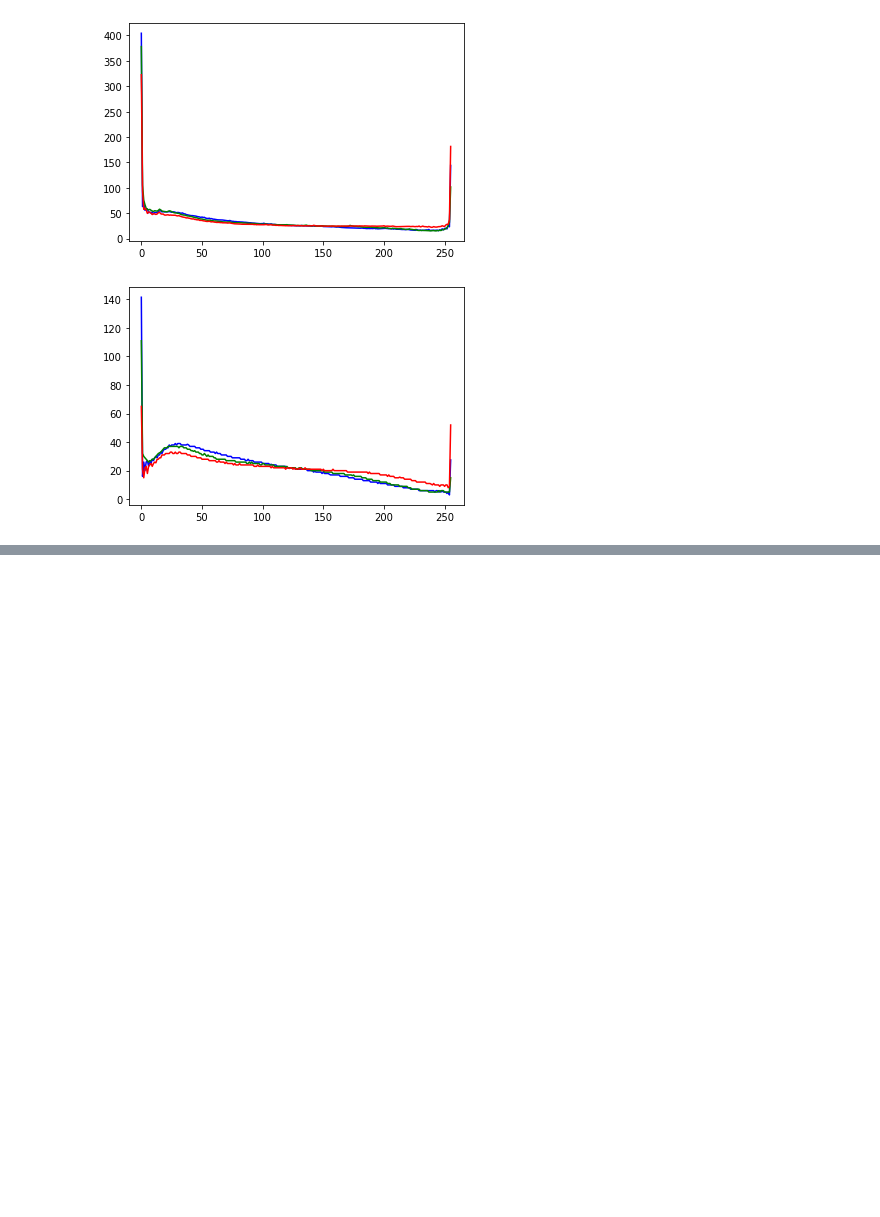
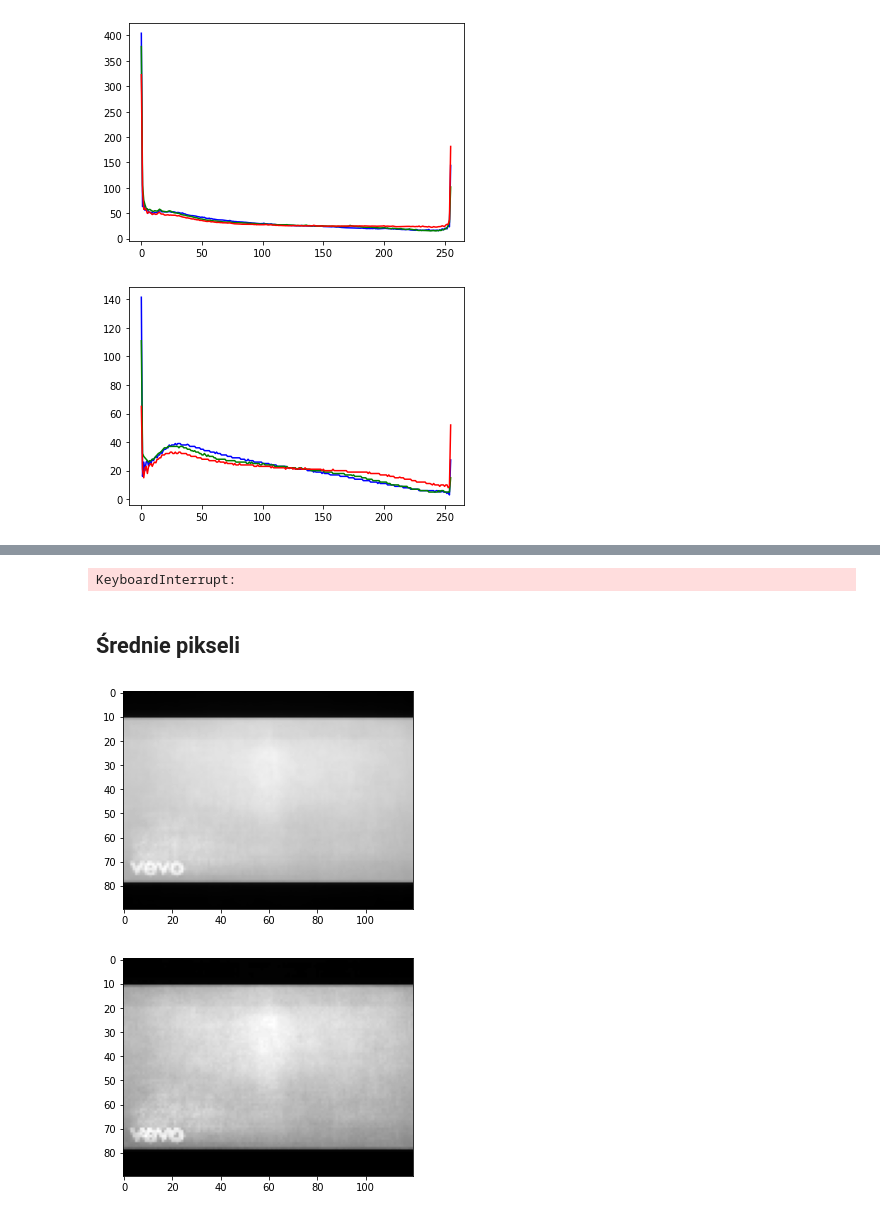
Before and after one commit to DominikKossinski/PED, a Jupyter notebook: PED_2_work_in_progress.ipynb, the cells around one changed output, grey strips where cells are left out. Cells and saved outputs as stored; diff of their text form; code cells hidden in the pictures; blank space fills up the shorter version.

```diff
--- a/PED_2_work_in_progress.ipynb
+++ b/PED_2_work_in_progress.ipynb
@@ -269,0 +329,52 @@ draw_hist(color_median,True)
+# %%
+imgs = []
+for index in range(gb_images.shape[0]):
+# for index in range(10):
+    if not gb_images["error"].iloc[index][0]:
+        image_path = gb_images["thumbnail_path"].iloc[index][0]
+        img = cv2.imread(image_path)
+
+        img = calc_entropy(img)
+        imgs.append(img)
+
+img_mean = np.mean(imgs, axis = 0)
+img_med = np.median(imgs, axis = 0)
+
+show_entropy(img_mean)
+show_entropy(img_med)
+# %% [output]
+KeyboardInterrupt:
+# %% [markdown]
+## Średnie pikseli
+# %%
+grays = []
+colors = []
+for index in range(gb_images.shape[0]):
+# for index in range(100):
+    if not gb_images["error"].iloc[index][0]:
+        image_path = gb_images["thumbnail_path"].iloc[index][0]
+        img = cv2.imread(image_path)
+        if img.shape[:2] != (90,120): continue
+        gray = cv2.cvtColor(img, cv2.COLOR_BGR2GRAY)
+        grays.append(gray)
+#         colors.append(img)
+
+# color = list(zip(*colors))
+# color_mean = cv2.mean(colors[0],colors[1])
+# color_median = [np.median(x, axis = 0) for x in color]
+
+gray_mean = np.mean(grays, axis = 0)
+gray_med = np.median(grays, axis = 0)
+
+plt.imshow(gray_mean, 'gray')
+plt.show()
+plt.imshow(gray_med, 'gray')
+plt.show()
+
+# plt.imshow(color_mean[0])
+# plt.show()
+# plt.imshow(color_median)
+# plt.show()
+# %% [output]
+[figure, added]
+[figure, added]
```
Also changed, not shown: parts of 6 cells of this notebook.
